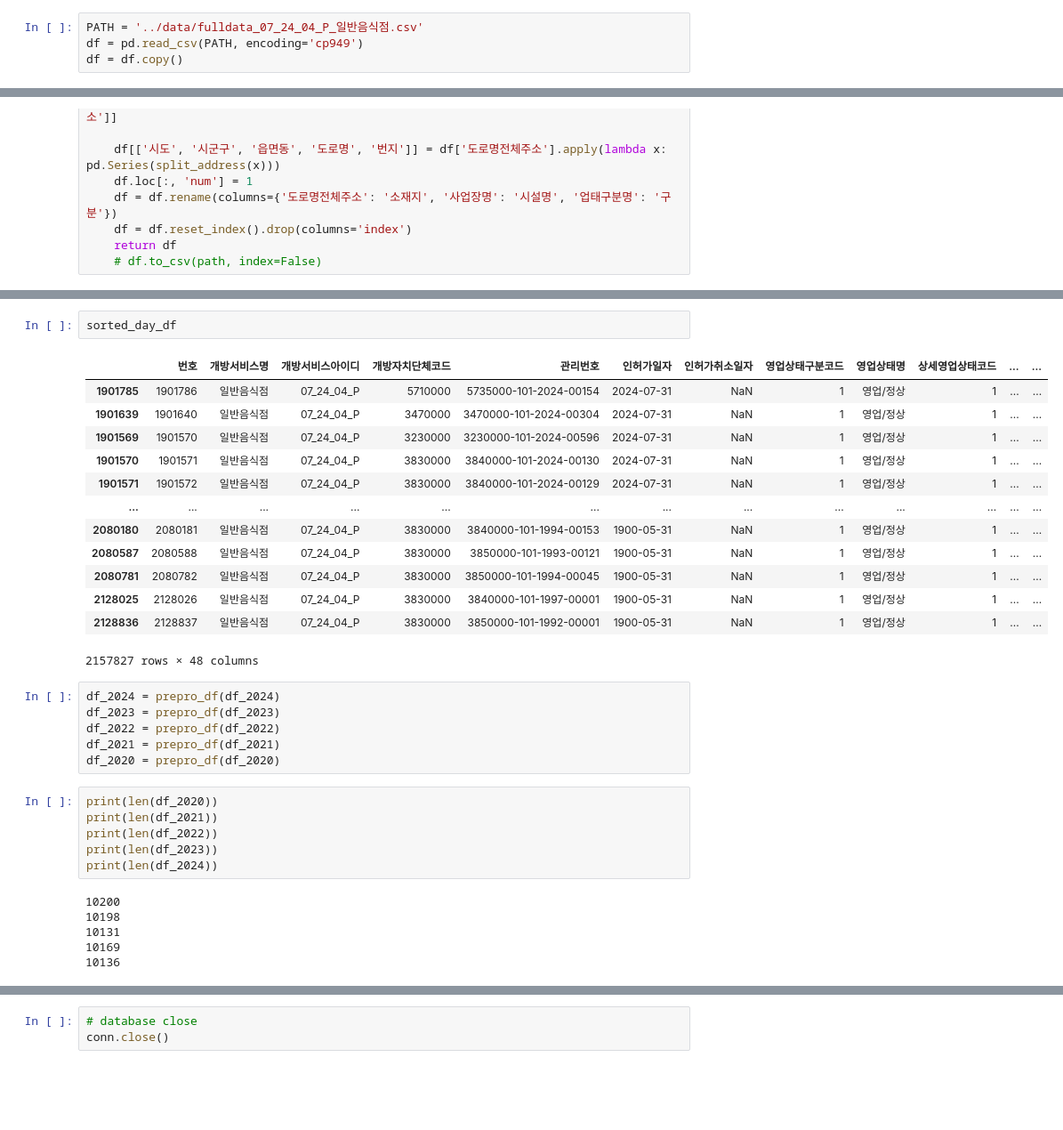
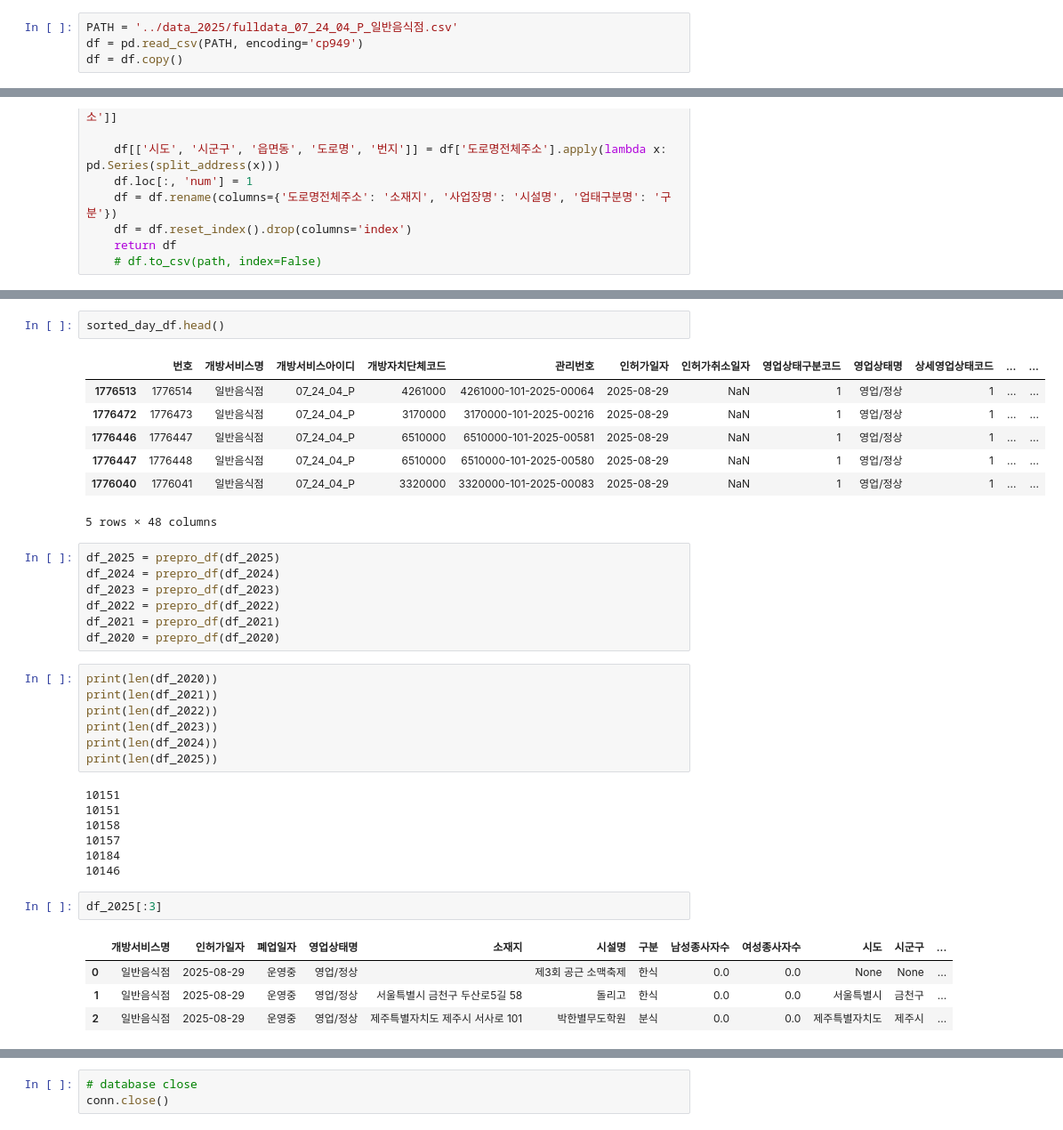
Before and after one commit to pcnrnd/AI-policy-simulation-platform-technology-to-solve-social-problems-in-depopulated-areas-based-on-XOps, a Jupyter notebook: certificated_public/chart_speed/prepro/prepro_data.ipynb, the cells around one changed output, grey strips where cells are left out. Shown at 89% size. Saved outputs shown, nothing was run; the diff lists cells and outputs as text; blank space fills up the shorter version.

Commit message:
modi certificated_public/chart_speed/prepro/prepro_data.ipynb

```diff
--- a/certificated_public/chart_speed/prepro/prepro_data.ipynb
+++ b/certificated_public/chart_speed/prepro/prepro_data.ipynb
@@ -3,6 +3,6 @@ import duckdb
 import random
 import pandas as pd
 # %%
-PATH = '../data/fulldata_07_24_04_P_일반음식점.csv'
+PATH = '../data_2025/fulldata_07_24_04_P_일반음식점.csv'
 df = pd.read_csv(PATH, encoding='cp949')
 df = df.copy()
@@ -52,22 +57,17 @@ For example, when doing 'df[col].method(value, inplace=True)', try using 'df.met
 
   sorted_day_df['인허가일자'].fillna(method='ffill', inplace=True)
 # %%
-sorted_day_df
+sorted_day_df.head()
 # %% [output]
 |  | 번호 | 개방서비스명 | 개방서비스아이디 | 개방자치단체코드 | 관리번호 | 인허가일자 | 인허가취소일자 | 영업상태구분코드 | 영업상태명 | 상세영업상태코드 | ... | ... |
-| 1901785 | 1901786 | 일반음식점 | 07_24_04_P | 5710000 | 5735000-101-2024-00154 | 2024-07-31 | NaN | 1 | 영업/정상 | 1 | ... | ... |
-| 1901639 | 1901640 | 일반음식점 | 07_24_04_P | 3470000 | 3470000-101-2024-00304 | 2024-07-31 | NaN | 1 | 영업/정상 | 1 | ... | ... |
-| 1901569 | 1901570 | 일반음식점 | 07_24_04_P | 3230000 | 3230000-101-2024-00596 | 2024-07-31 | NaN | 1 | 영업/정상 | 1 | ... | ... |
-| 1901570 | 1901571 | 일반음식점 | 07_24_04_P | 3830000 | 3840000-101-2024-00130 | 2024-07-31 | NaN | 1 | 영업/정상 | 1 | ... | ... |
-| 1901571 | 1901572 | 일반음식점 | 07_24_04_P | 3830000 | 3840000-101-2024-00129 | 2024-07-31 | NaN | 1 | 영업/정상 | 1 | ... | ... |
-| ... | ... | ... | ... | ... | ... | ... | ... | ... | ... | ... | ... | ... |
-| 2080180 | 2080181 | 일반음식점 | 07_24_04_P | 3830000 | 3840000-101-1994-00153 | 1900-05-31 | NaN | 1 | 영업/정상 | 1 | ... | ... |
-| 2080587 | 2080588 | 일반음식점 | 07_24_04_P | 3830000 | 3850000-101-1993-00121 | 1900-05-31 | NaN | 1 | 영업/정상 | 1 | ... | ... |
-| 2080781 | 2080782 | 일반음식점 | 07_24_04_P | 3830000 | 3850000-101-1994-00045 | 1900-05-31 | NaN | 1 | 영업/정상 | 1 | ... | ... |
-| 2128025 | 2128026 | 일반음식점 | 07_24_04_P | 3830000 | 3840000-101-1997-00001 | 1900-05-31 | NaN | 1 | 영업/정상 | 1 | ... | ... |
-| 2128836 | 2128837 | 일반음식점 | 07_24_04_P | 3830000 | 3850000-101-1992-00001 | 1900-05-31 | NaN | 1 | 영업/정상 | 1 | ... | ... |
+| 1776513 | 1776514 | 일반음식점 | 07_24_04_P | 4261000 | 4261000-101-2025-00064 | 2025-08-29 | NaN | 1 | 영업/정상 | 1 | ... | ... |
+| 1776472 | 1776473 | 일반음식점 | 07_24_04_P | 3170000 | 3170000-101-2025-00216 | 2025-08-29 | NaN | 1 | 영업/정상 | 1 | ... | ... |
+| 1776446 | 1776447 | 일반음식점 | 07_24_04_P | 6510000 | 6510000-101-2025-00581 | 2025-08-29 | NaN | 1 | 영업/정상 | 1 | ... | ... |
+| 1776447 | 1776448 | 일반음식점 | 07_24_04_P | 6510000 | 6510000-101-2025-00580 | 2025-08-29 | NaN | 1 | 영업/정상 | 1 | ... | ... |
+| 1776040 | 1776041 | 일반음식점 | 07_24_04_P | 3320000 | 3320000-101-2025-00083 | 2025-08-29 | NaN | 1 | 영업/정상 | 1 | ... | ... |
-2157827 rows × 48 columns
+5 rows × 48 columns
 # %%
+df_2025 = prepro_df(df_2025)
 df_2024 = prepro_df(df_2024)
 df_2023 = prepro_df(df_2023)
 df_2022 = prepro_df(df_2022)
@@ -79,12 +79,21 @@ print(len(df_2021))
 print(len(df_2022))
 print(len(df_2023))
 print(len(df_2024))
+print(len(df_2025))
 # %% [output]
-10200
-10198
-10131
-10169
-10136
+10151
+10151
+10158
+10157
+10184
+10146
+# %%
+df_2025[:3]
+# %% [output]
+|  | 개방서비스명 | 인허가일자 | 폐업일자 | 영업상태명 | 소재지 | 시설명 | 구분 | 남성종사자수 | 여성종사자수 | 시도 | 시군구 | ... |
+| 0 | 일반음식점 | 2025-08-29 | 운영중 | 영업/정상 |  | 제3회 공근 소맥축제 | 한식 | 0.0 | 0.0 | None | None | ... |
+| 1 | 일반음식점 | 2025-08-29 | 운영중 | 영업/정상 | 서울특별시 금천구 두산로5길 58 | 돌리고 | 한식 | 0.0 | 0.0 | 서울특별시 | 금천구 | ... |
+| 2 | 일반음식점 | 2025-08-29 | 운영중 | 영업/정상 | 제주특별자치도 제주시 서사로 101 | 박한별무도학원 | 분식 | 0.0 | 0.0 | 제주특별자치도 | 제주시 | ... |
 # %%
 df_2024[:3]
 # %% [output]
```
Also changed, not shown: parts of 11 cells of this notebook.
